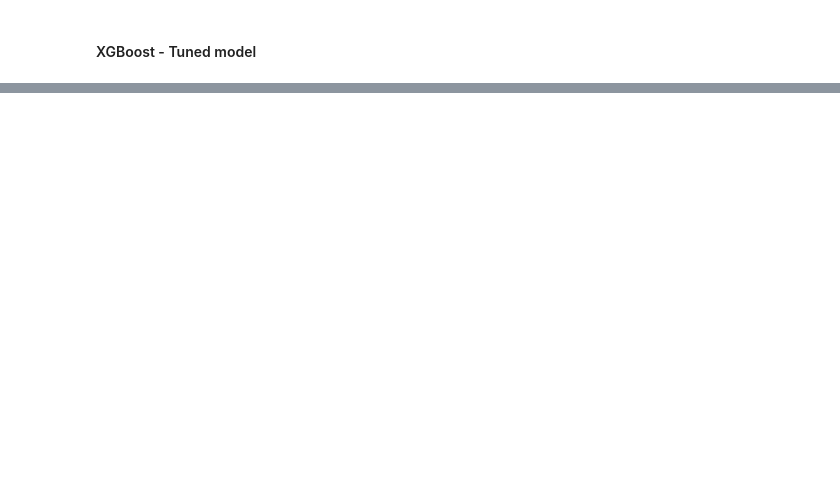
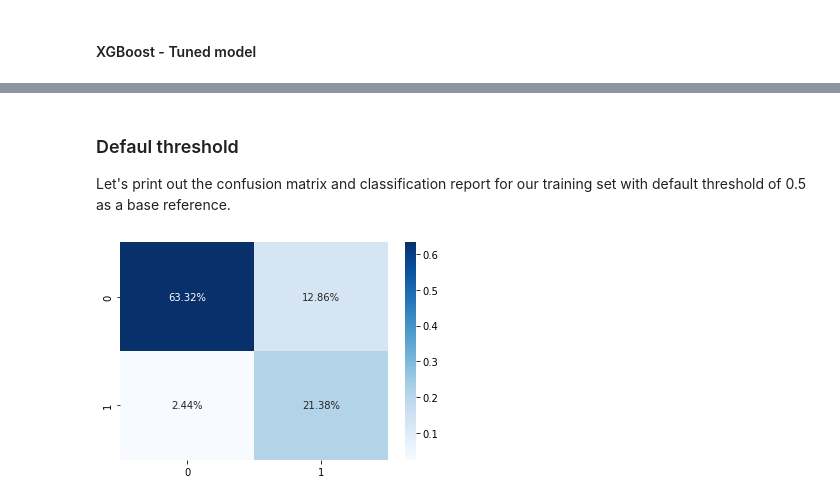
Before and after one commit to jduran3/Marketing_based_on_income_classification, a Jupyter notebook: notebooks/Capstone 2 - Modeling.ipynb, the cells around one changed output, grey strips where cells are left out. Cells and saved outputs as stored; diff of their text form; code cells hidden in the pictures; blank space fills up the shorter version.

```diff
--- a/notebooks/Capstone 2 - Modeling.ipynb
+++ b/notebooks/Capstone 2 - Modeling.ipynb
@@ -400,0 +337,8 @@ plt.show()
+# %% [markdown]
+### Defaul threshold
+Let's print out the confusion matrix and classification report for our training set with default threshold of 0.5 as a base reference.
+# %%
+conf_matrix = confusion_matrix(y_train, y_pred_xg)
+sns.heatmap(conf_matrix/np.sum(conf_matrix), annot=True, fmt='.2%', cmap='Blues');
+# %% [output]
+[figure, added]
```
Also changed, not shown: parts of 86 cells of this notebook.
